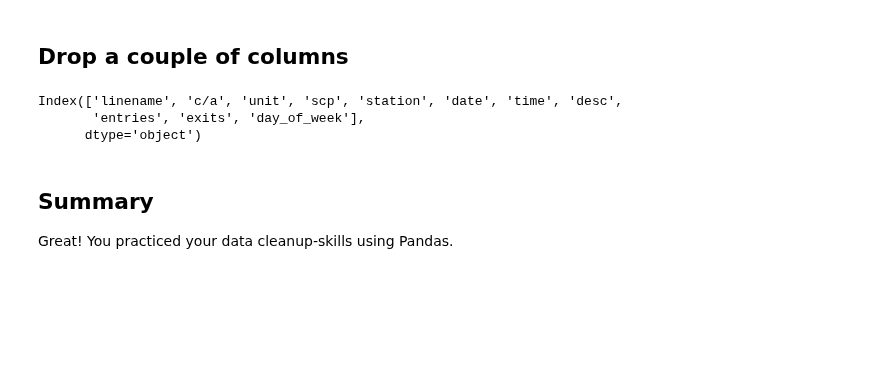
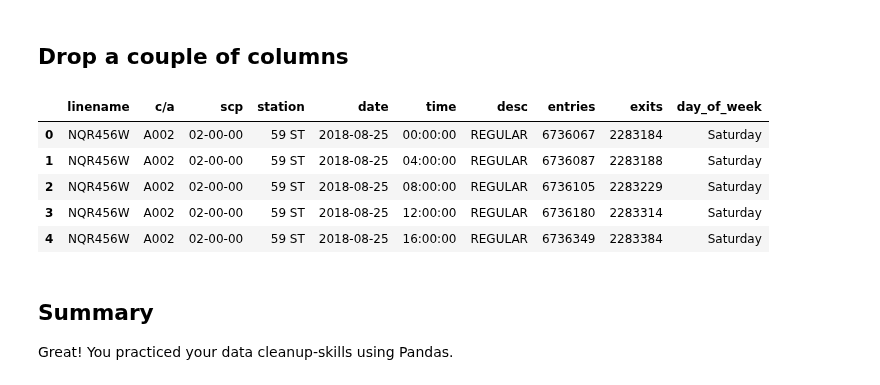
Before and after one commit to hlevymyers/dsc-pandas-series-and-dataframes-lab-dc-ds-career-042219, a Jupyter notebook: index.ipynb, the cells around one changed output. Saved outputs shown, nothing was run; the diff lists cells and outputs as text; code cells hidden in the pictures; blank space fills up the shorter version.

```diff
--- a/index.ipynb
+++ b/index.ipynb
@@ -110,7 +110,7 @@ train_df_w_count.tail()
 ## Write a function to clean a column name
 # %%
 def clean(col_name):
-    df.astype(str).col
+    #df.astype(str).col
     cleaned = df.columns.str.title()
     return cleaned
 
@@ -180,15 +180,16 @@ traffic_by_day_df.head(7)
 # %%
 #Drop division
 
-#df.drop('division', axis=1, inplace = True)
+df.drop('unit', axis=1, inplace = True)
 
-#df.head()
-
-df.columns
+df.head()
 # %% [output]
-Index(['linename', 'c/a', 'unit', 'scp', 'station', 'date', 'time', 'desc',
-       'entries', 'exits', 'day_of_week'],
-      dtype='object')
+|  | linename | c/a | scp | station | date | time | desc | entries | exits | day_of_week |
+| 0 | NQR456W | A002 | 02-00-00 | 59 ST | 2018-08-25 | 00:00:00 | REGULAR | 6736067 | 2283184 | Saturday |
+| 1 | NQR456W | A002 | 02-00-00 | 59 ST | 2018-08-25 | 04:00:00 | REGULAR | 6736087 | 2283188 | Saturday |
+| 2 | NQR456W | A002 | 02-00-00 | 59 ST | 2018-08-25 | 08:00:00 | REGULAR | 6736105 | 2283229 | Saturday |
+| 3 | NQR456W | A002 | 02-00-00 | 59 ST | 2018-08-25 | 12:00:00 | REGULAR | 6736180 | 2283314 | Saturday |
+| 4 | NQR456W | A002 | 02-00-00 | 59 ST | 2018-08-25 | 16:00:00 | REGULAR | 6736349 | 2283384 | Saturday |
 # %% [markdown]
 ## Summary
 
```
Also changed, not shown: parts of 1 cell of this notebook.
